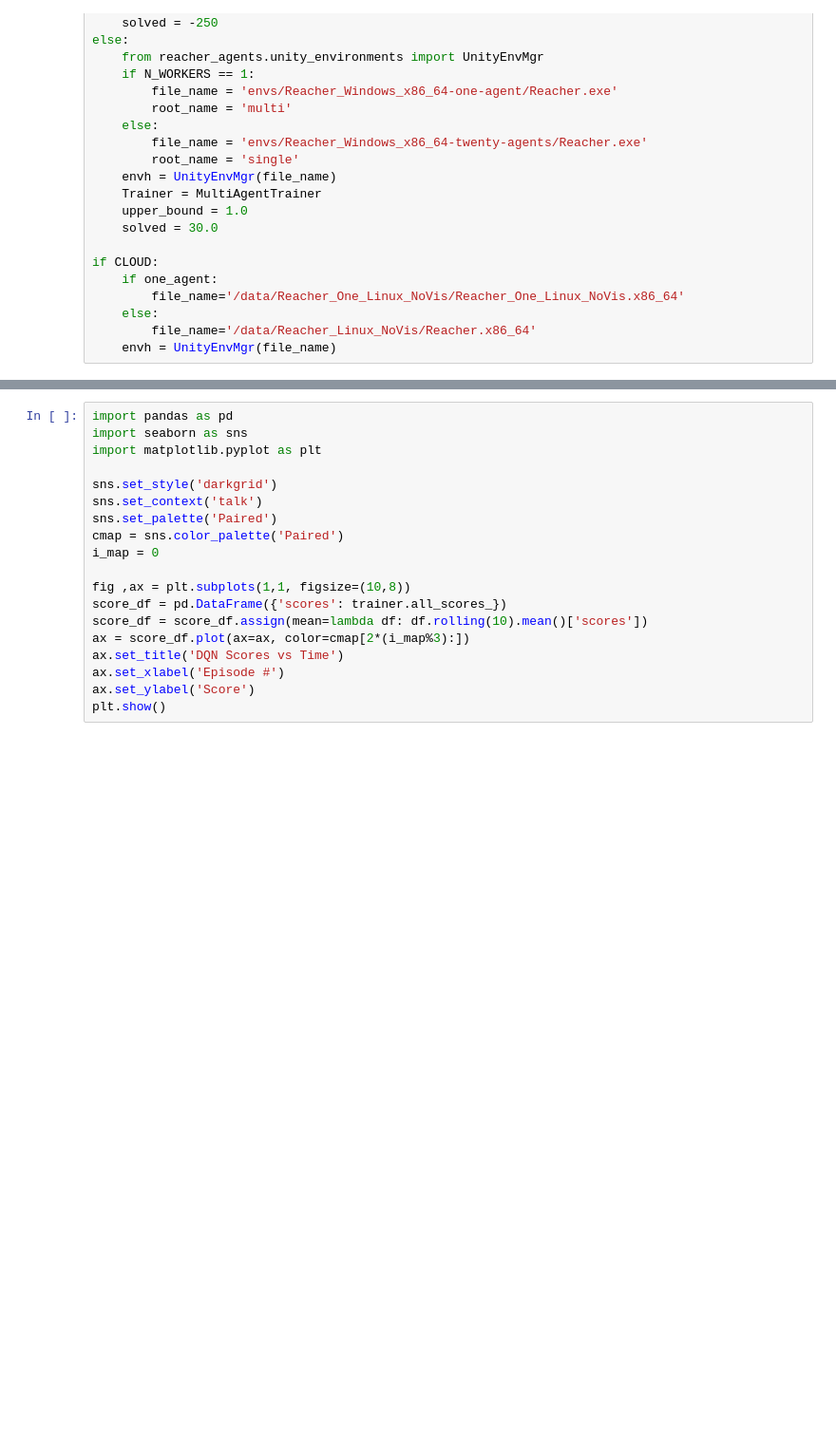
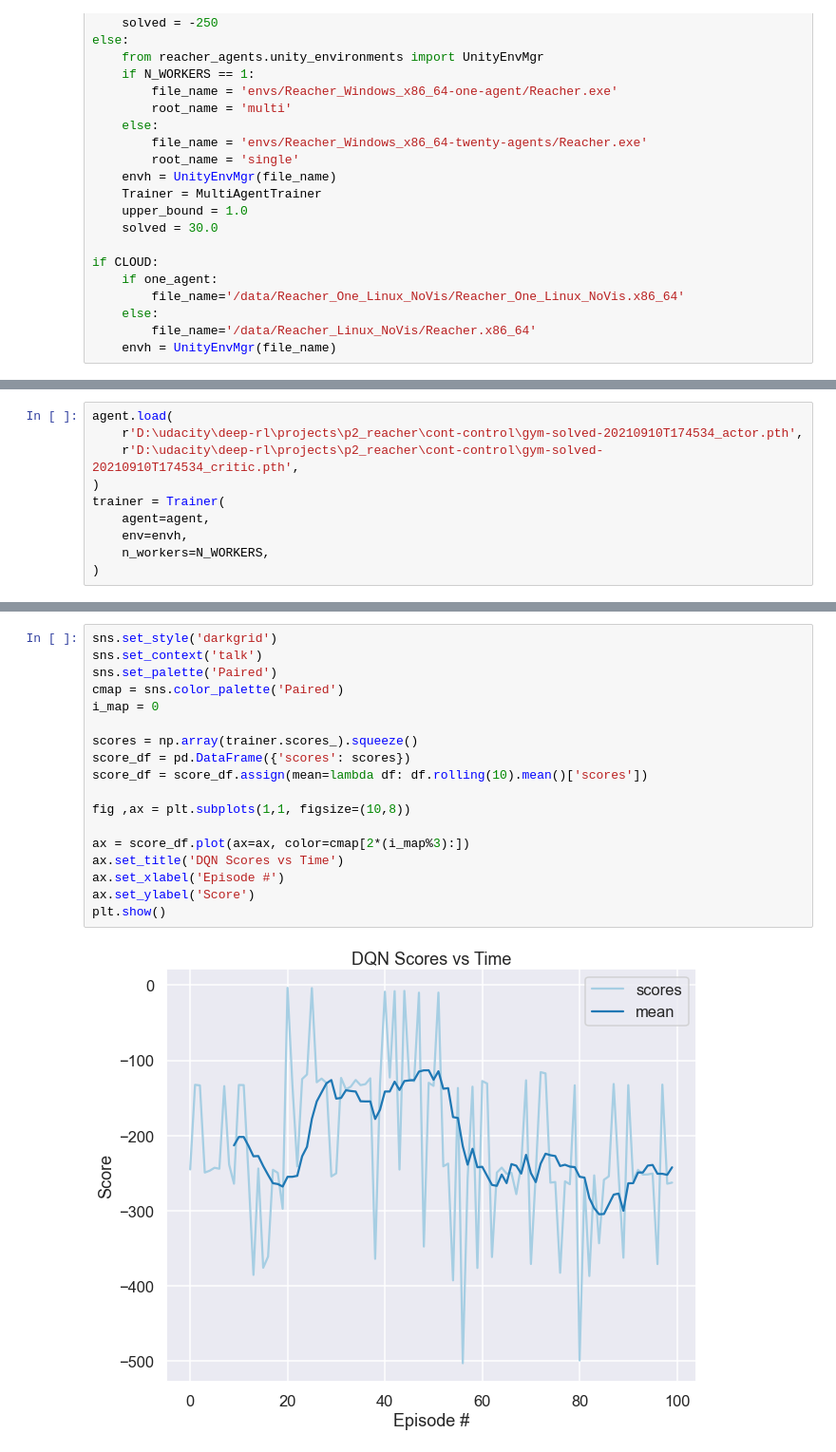
Before and after one commit to amcumber/udacity-rl-continuous-control, a Jupyter notebook: Continuous_Control.ipynb, the cells around one changed output, grey strips where cells are left out. Shown: that part at 95% size. Drawn from its saved outputs; the diff is of its cells as text; blank space fills up the shorter version.

```diff
--- a/Continuous_Control.ipynb
+++ b/Continuous_Control.ipynb
@@ -257,0 +287,10 @@ NameError: name 'trainer' is not defined
+# %%
+agent.load(
+    r'D:\udacity\deep-rl\projects\p2_reacher\cont-control\gym-solved-20210910T174534_actor.pth',
+    r'D:\udacity\deep-rl\projects\p2_reacher\cont-control\gym-solved-20210910T174534_critic.pth',
+)
+trainer = Trainer(
+    agent=agent,
+    env=envh,
+    n_workers=N_WORKERS,
+)
@@ -258,19 +301,20 @@ NameError: name 'trainer' is not defined
 # %%
-import pandas as pd
-import seaborn as sns
-import matplotlib.pyplot as plt
-
 sns.set_style('darkgrid')
 sns.set_context('talk')
 sns.set_palette('Paired')
 cmap = sns.color_palette('Paired')
 i_map = 0
 
+scores = np.array(trainer.scores_).squeeze()
+score_df = pd.DataFrame({'scores': scores})
+score_df = score_df.assign(mean=lambda df: df.rolling(10).mean()['scores'])
+
 fig ,ax = plt.subplots(1,1, figsize=(10,8))
-score_df = pd.DataFrame({'scores': trainer.all_scores_})
-score_df = score_df.assign(mean=lambda df: df.rolling(10).mean()['scores'])
+
 ax = score_df.plot(ax=ax, color=cmap[2*(i_map%3):])
 ax.set_title('DQN Scores vs Time')
 ax.set_xlabel('Episode #')
 ax.set_ylabel('Score')
 plt.show()
+# %% [output]
+[figure, added]
```
Also changed, not shown: parts of 13 cells of this notebook, 4 other files.
